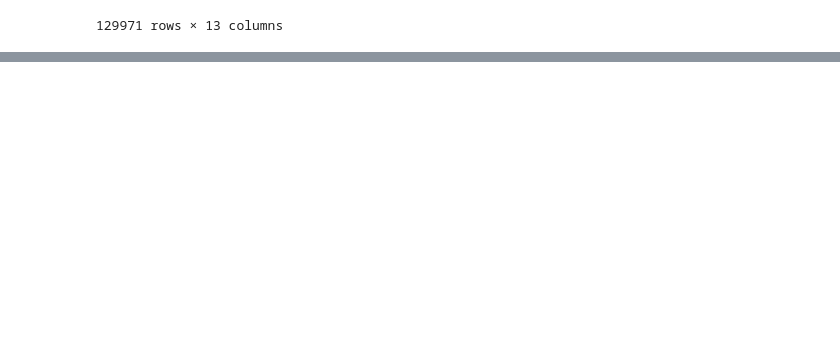
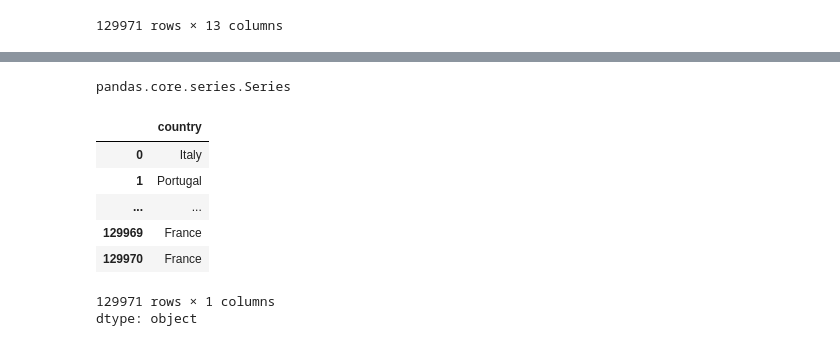
Before and after one commit to GTD2401-ACD-GA-AD26/03-pandas.ricardo-qm, a Jupyter notebook: 02. IndSelAss.ipynb, the cells around one changed output, grey strips where cells are left out. Drawn from its saved outputs; the diff is of its cells as text; code cells hidden in the pictures; blank space fills up the shorter version.

```diff
--- a/02. IndSelAss.ipynb
+++ b/02. IndSelAss.ipynb
@@ -20,0 +32,15 @@ reviews
+# %%
+type(reviews.country)
+# %% [output]
+pandas.core.series.Series
+# %%
+reviews['country']
+# %% [output]
+|  | country |
+| 0 | Italy |
+| 1 | Portugal |
+| ... | ... |
+| 129969 | France |
+| 129970 | France |
+129971 rows × 1 columns
+dtype: object
```
Also changed, not shown: parts of 9 cells of this notebook.
